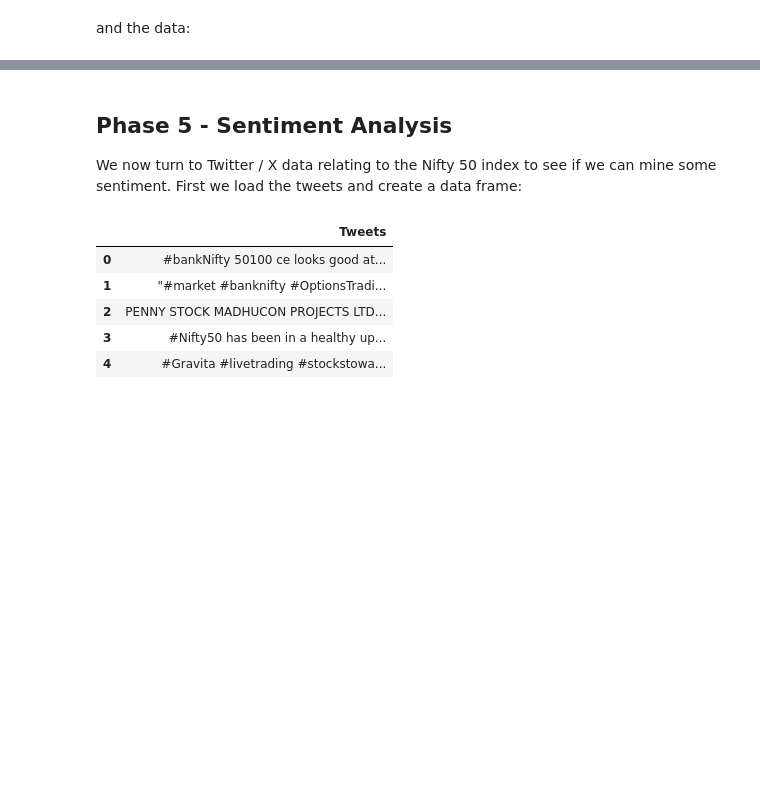
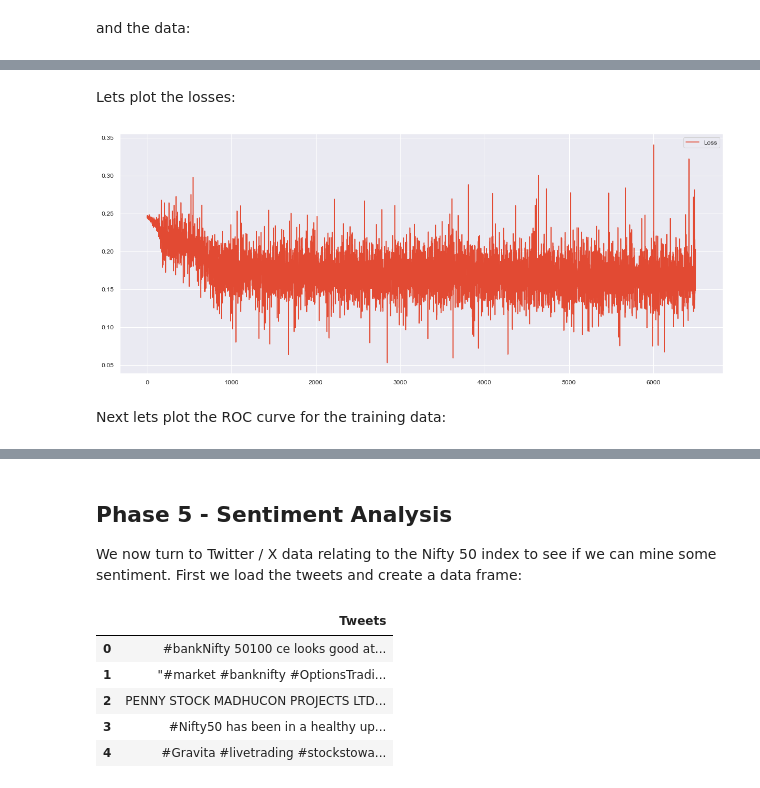
Before and after one commit to cowboysmall-courses/dsi-dsp, a Jupyter notebook: report/report.ipynb, the cells around one changed output, grey strips where cells are left out. Cells and saved outputs as stored; diff of their text form; code cells hidden in the pictures; blank space fills up the shorter version.

```diff
--- a/report/report.ipynb
+++ b/report/report.ipynb
@@ -1140,0 +1155,3 @@ performs the best. Now we look to see if we can engineer a feature to improve th
+# %%
+device = torch.device("cuda:0" if torch.cuda.is_available() else "cpu")
+print(device)
@@ -1140,0 +1203,7 @@ performs the best. Now we look to see if we can engineer a feature to improve th
+# %%
+scaler = MinMaxScaler(feature_range = (0, 1))
+
+X = scaler.fit_transform(data[ALL_COLS].values)
+y = data['NSEI_OPEN_DIR'].values
+
+X_train, X_test, y_train, y_test = train_test_split(X, y, test_size = 0.2, random_state = 1337)
@@ -1140,0 +1212,9 @@ performs the best. Now we look to see if we can engineer a feature to improve th
+# %%
+X_train = torch.from_numpy(X_train).type(torch.Tensor)
+X_test  = torch.from_numpy(X_test).type(torch.Tensor)
+y_train = torch.from_numpy(y_train).type(torch.Tensor)
+
+if torch.cuda.is_available():
+    X_train = X_train.cuda()
+    X_test  = X_test.cuda()
+    y_train = y_train.cuda()
@@ -1140,0 +1223,10 @@ performs the best. Now we look to see if we can engineer a feature to improve th
+# %%
+input_dim  = X.shape[1]
+hidden_dim = 64
+output_dim = 1
+
+model     = DL(input_dim, hidden_dim, output_dim)
+model     = model.to(device)
+
+criterion = nn.MSELoss()
+optimiser = torch.optim.Adam(model.parameters(), lr = 0.0001)
@@ -1140,0 +1296,13 @@ performs the best. Now we look to see if we can engineer a feature to improve th
+# %% [markdown]
+Lets plot the losses:
+# %%
+#| label: model-metrics-plots-dl-loss
+
+plt.figure(figsize = (15, 6))
+plt.plot(losses, label = "Loss")
+plt.legend()
+plt.show()
+# %% [output]
+[figure, added]
+# %% [markdown]
+Next lets plot the ROC curve for the training data:
```
Also changed, not shown: parts of 62 cells of this notebook, 29 other files.
